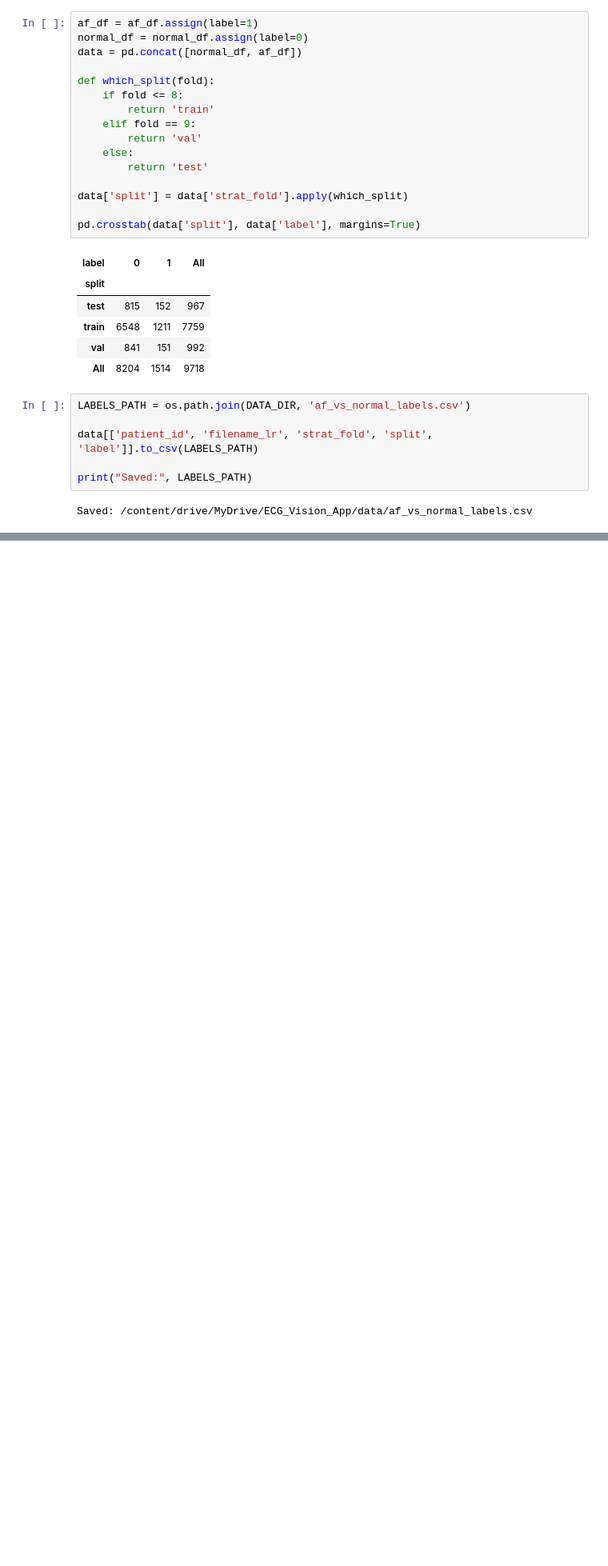
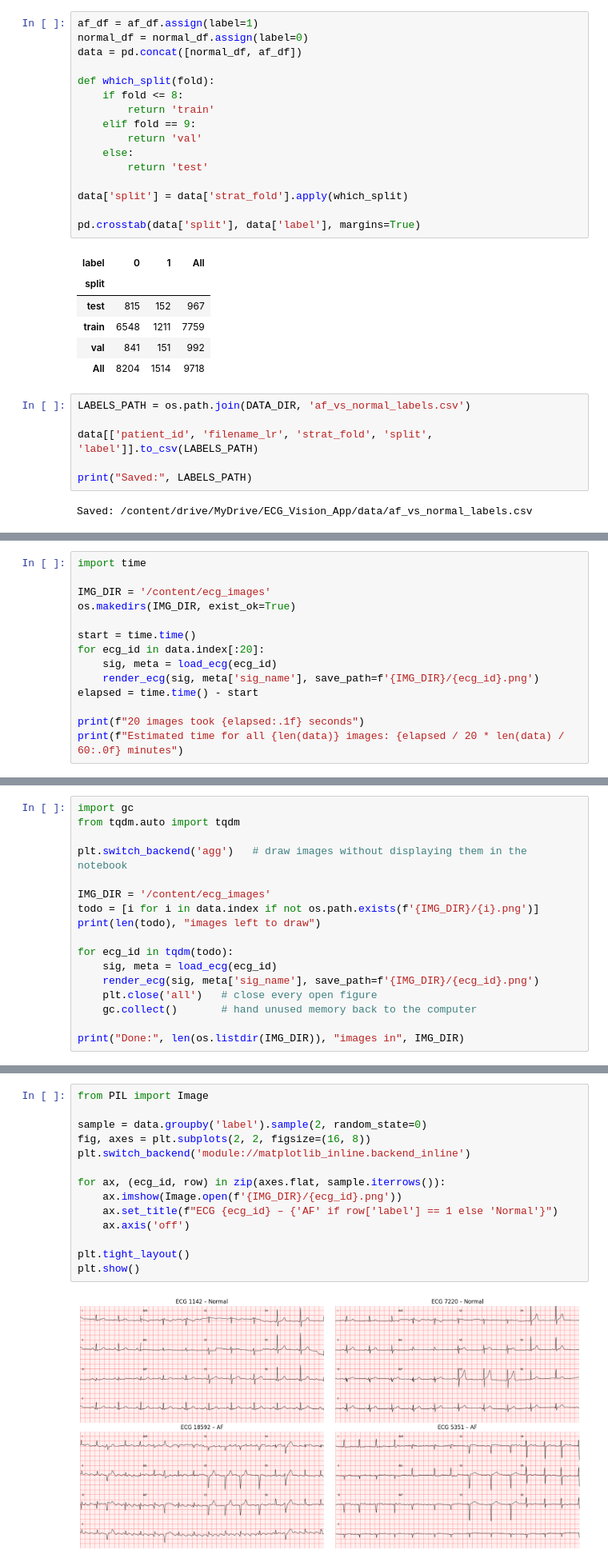
Before and after one commit to henryhkb/ecg-vision-app, a Jupyter notebook: ECG_Vision_01_Explore_PTBXL.ipynb, the cells around one changed output, grey strips where cells are left out. Shown at 80% size. Drawn from its saved outputs; the diff is of its cells as text; blank space fills up the shorter version.

```diff
--- a/ECG_Vision_01_Explore_PTBXL.ipynb
+++ b/ECG_Vision_01_Explore_PTBXL.ipynb
@@ -213,0 +250,14 @@ plt.show()
+# %%
+import time
+
+IMG_DIR = '/content/ecg_images'
+os.makedirs(IMG_DIR, exist_ok=True)
+
+start = time.time()
+for ecg_id in data.index[:20]:
+    sig, meta = load_ecg(ecg_id)
+    render_ecg(sig, meta['sig_name'], save_path=f'{IMG_DIR}/{ecg_id}.png')
+elapsed = time.time() - start
+
+print(f"20 images took {elapsed:.1f} seconds")
+print(f"Estimated time for all {len(data)} images: {elapsed / 20 * len(data) / 60:.0f} minutes")
@@ -213,0 +267,17 @@ plt.show()
+# %%
+import gc
+from tqdm.auto import tqdm
+
+plt.switch_backend('agg')   # draw images without displaying them in the notebook
+
+IMG_DIR = '/content/ecg_images'
+todo = [i for i in data.index if not os.path.exists(f'{IMG_DIR}/{i}.png')]
+print(len(todo), "images left to draw")
+
+for ecg_id in tqdm(todo):
+    sig, meta = load_ecg(ecg_id)
+    render_ecg(sig, meta['sig_name'], save_path=f'{IMG_DIR}/{ecg_id}.png')
+    plt.close('all')   # close every open figure
+    gc.collect()       # hand unused memory back to the computer
+
+print("Done:", len(os.listdir(IMG_DIR)), "images in", IMG_DIR)
@@ -213,0 +299,16 @@ plt.show()
+# %%
+from PIL import Image
+
+sample = data.groupby('label').sample(2, random_state=0)
+fig, axes = plt.subplots(2, 2, figsize=(16, 8))
+plt.switch_backend('module://matplotlib_inline.backend_inline')
+
+for ax, (ecg_id, row) in zip(axes.flat, sample.iterrows()):
+    ax.imshow(Image.open(f'{IMG_DIR}/{ecg_id}.png'))
+    ax.set_title(f"ECG {ecg_id} – {'AF' if row['label'] == 1 else 'Normal'}")
+    ax.axis('off')
+
+plt.tight_layout()
+plt.show()
+# %% [output]
+[figure, added]
```
Also changed, not shown: parts of 8 cells of this notebook, 1 other file.
